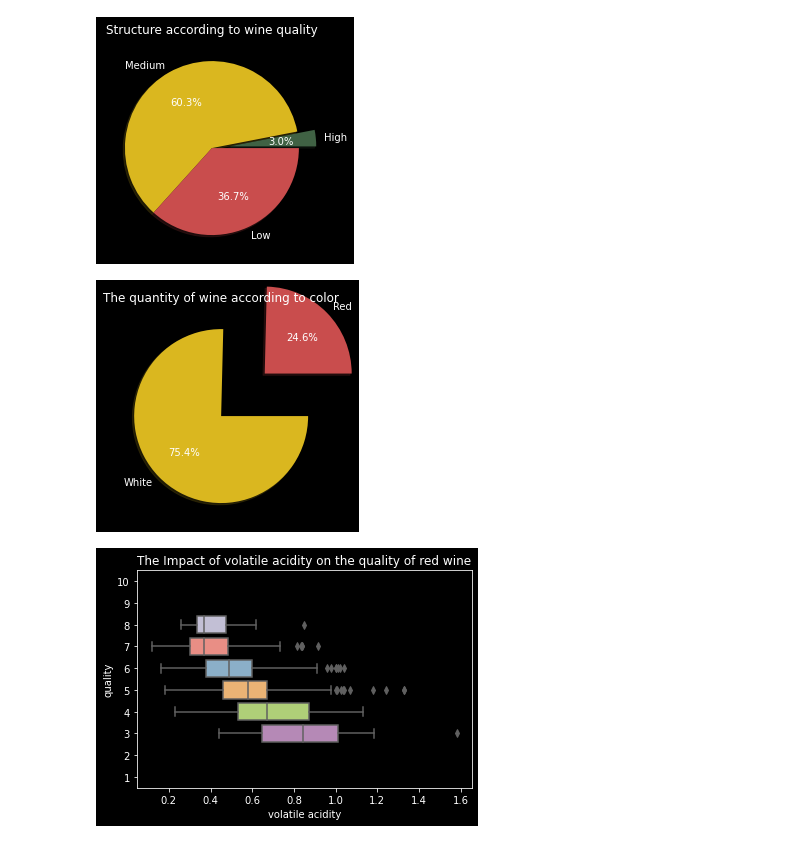
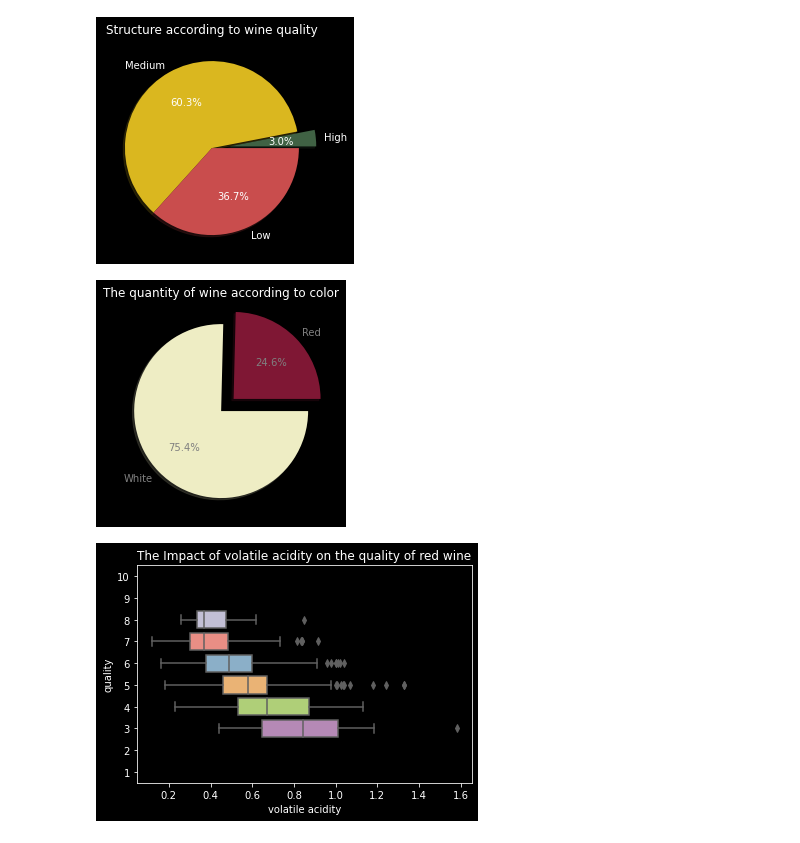
Before and after one commit to YanaOrf/BlueBerryWinery, a Jupyter notebook: BlueBerryWinery.ipynb, the cells around one changed output. Drawn from its saved outputs; the diff is of its cells as text; code cells hidden in the pictures.

```diff
--- a/BlueBerryWinery.ipynb
+++ b/BlueBerryWinery.ipynb
@@ -456,24 +476,24 @@ plt.show()
 # %%
 # Pie chart "The quantity of the wine according to color"
 
 plt.title("The quantity of wine according to color")
 plt.style.use("dark_background")
 total_wine_color=wines["wine_color"].value_counts()["red"]+wines["wine_color"].value_counts()["white"]
 slices=[wines["wine_color"].value_counts()["red"]/total_wine_color,wines["wine_color"].value_counts()["white"]/total_wine_color]
-colors=["#c94d4d","#dab71f"]
+colors=["#7F1734","#EEEDC4"]
 labels=["Red","White"]
 explode=(0.2,0,)
-plt.pie(slices,labels=labels,colors=colors, explode=explode,autopct="%1.1f%%",shadow=True)
+plt.pie(slices,labels=labels,colors=colors, explode=explode,autopct="%1.1f%%",textprops={'color':"grey"},shadow=True)
 
 
 plt.show()
 
 #muted colors
 
 #Yellow #dab71f
 #Red #c94d4d
 # %% [output]
-[figure, old version]
+[figure, new version]
 # %%
 #Scater plot The Impact of  volatile acidity on  red wine quality
 sns.boxplot(data=red_wine2,x="volatile acidity", y="quality",orient="h",order=(10,9,8,7,6,5,4,3,2,1))
```
Also changed, not shown: parts of 3 cells of this notebook.
